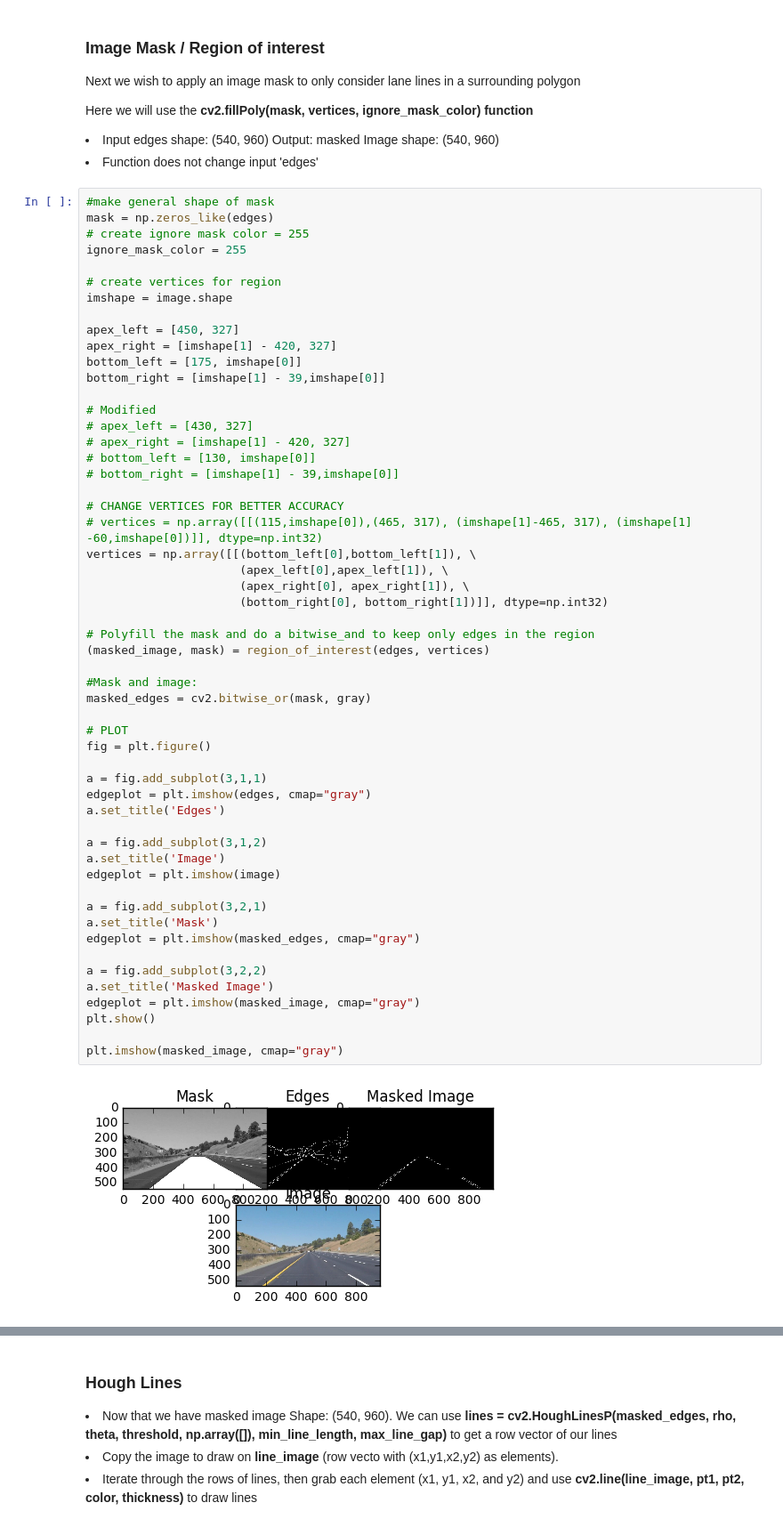
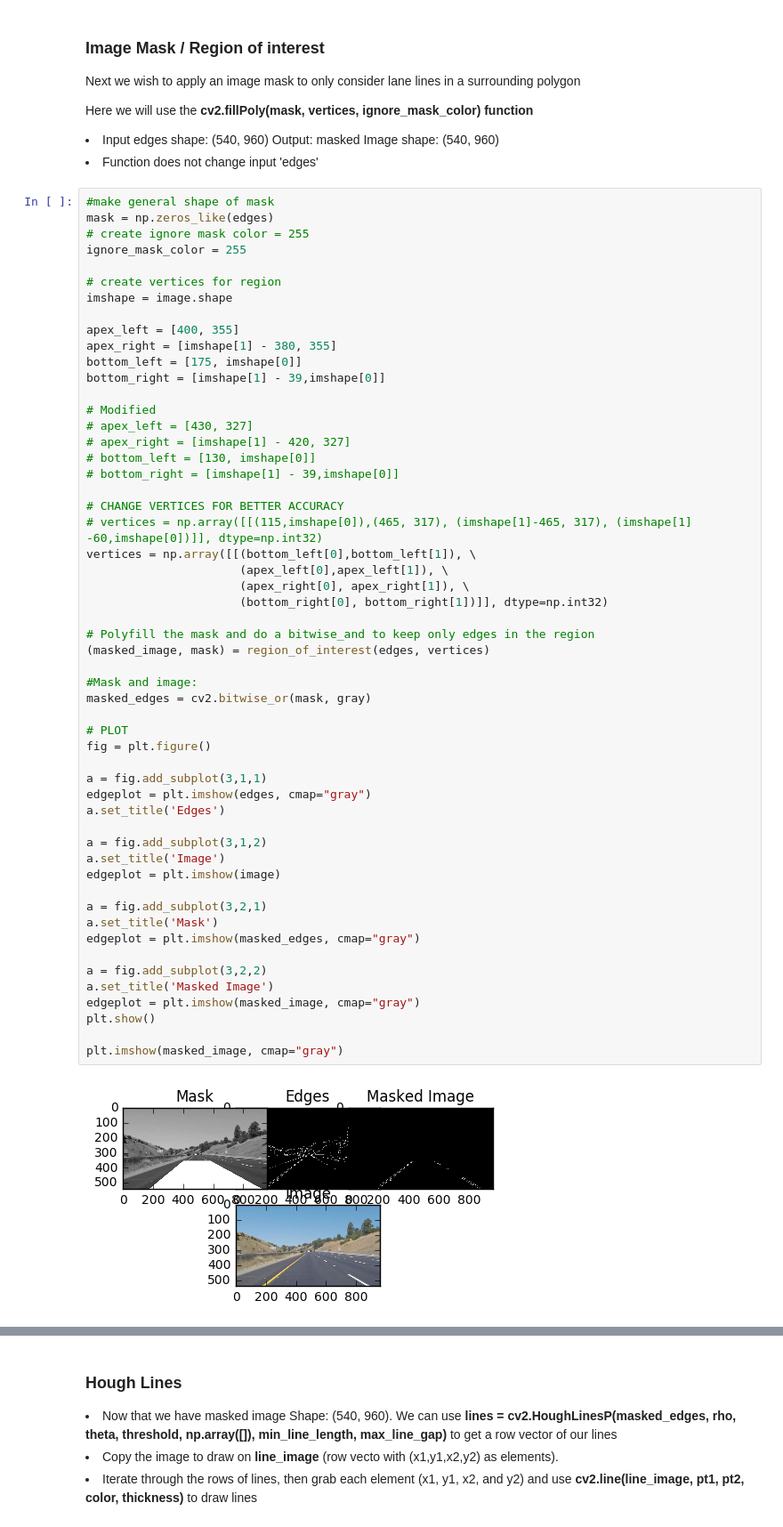
Before and after one commit to JonathanCMitchell/Self-Driving-Car-ND, a Jupyter notebook: Project 1-Lane Detection-Copy1.ipynb, the cells around one changed output, grey strips where cells are left out. Shown at 89% size. Saved outputs shown, nothing was run; the diff lists cells and outputs as text.

```diff
--- a/Project 1-Lane Detection-Copy1.ipynb
+++ b/Project 1-Lane Detection-Copy1.ipynb
@@ -96,8 +96,8 @@ ignore_mask_color = 255
 # create vertices for region
 imshape = image.shape
 
-apex_left = [450, 327]
-apex_right = [imshape[1] - 420, 327]
+apex_left = [400, 355]
+apex_right = [imshape[1] - 380, 355]
 bottom_left = [175, imshape[0]]
 bottom_right = [imshape[1] - 39,imshape[0]]
 
@@ -115,32 +115,32 @@ vertices = np.array([[(bottom_left[0],bottom_left[1]), \
                       (bottom_right[0], bottom_right[1])]], dtype=np.int32)
 
 # Polyfill the mask and do a bitwise_and to keep only edges in the region
 (masked_image, mask) = region_of_interest(edges, vertices)
 
 #Mask and image:
 masked_edges = cv2.bitwise_or(mask, gray)
 
 # PLOT
 fig = plt.figure()
 
 a = fig.add_subplot(3,1,1)
 edgeplot = plt.imshow(edges, cmap="gray")
 a.set_title('Edges')
 
 a = fig.add_subplot(3,1,2)
 a.set_title('Image')
 edgeplot = plt.imshow(image)
 
 a = fig.add_subplot(3,2,1)
 a.set_title('Mask')
 edgeplot = plt.imshow(masked_edges, cmap="gray")
 
 a = fig.add_subplot(3,2,2)
 a.set_title('Masked Image')
 edgeplot = plt.imshow(masked_image, cmap="gray")
 plt.show()
 
 plt.imshow(masked_image, cmap="gray")
 # %% [output]
-[figure, old version]
+[figure, new version]
 <matplotlib.image.AxesImage at 0x...>
```
Also changed, not shown: parts of 7 cells of this notebook, 17 other files.
